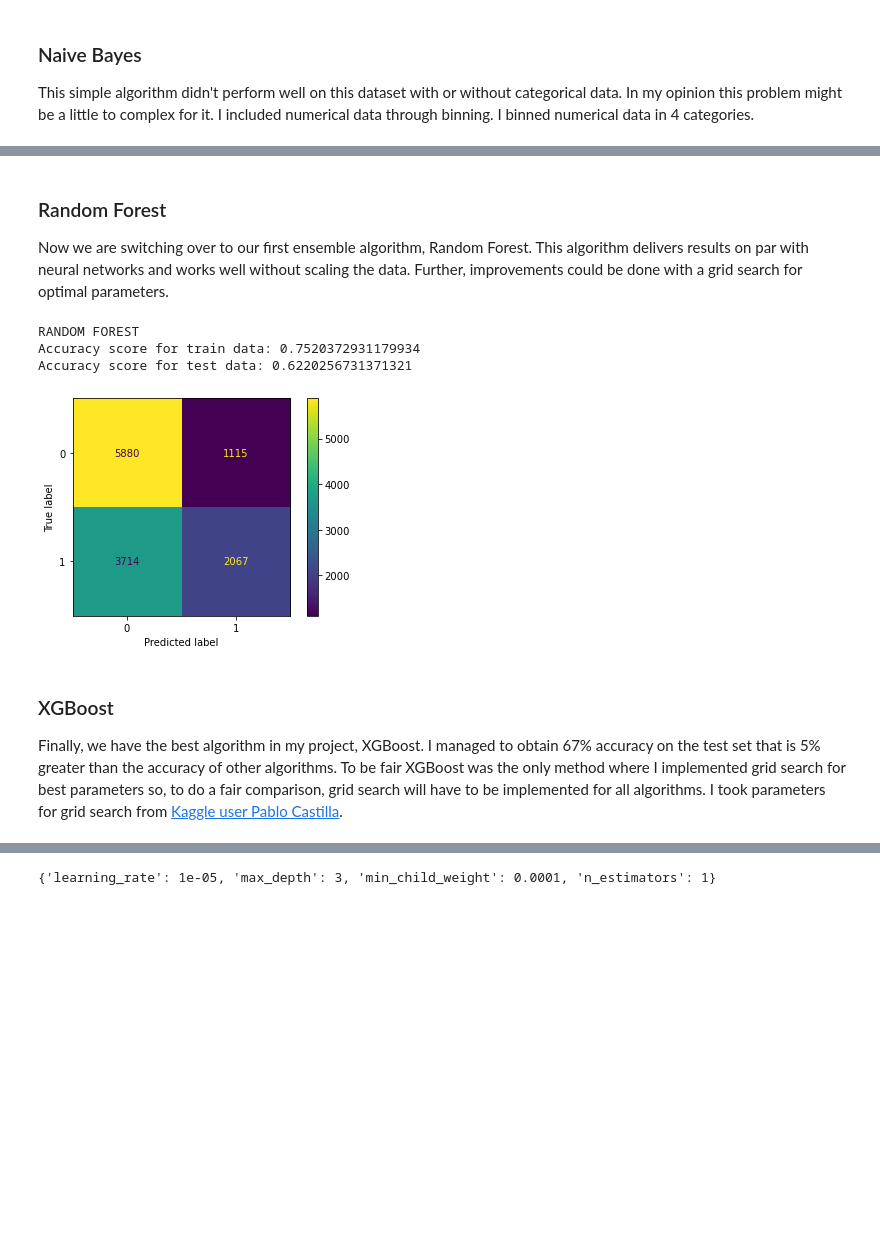
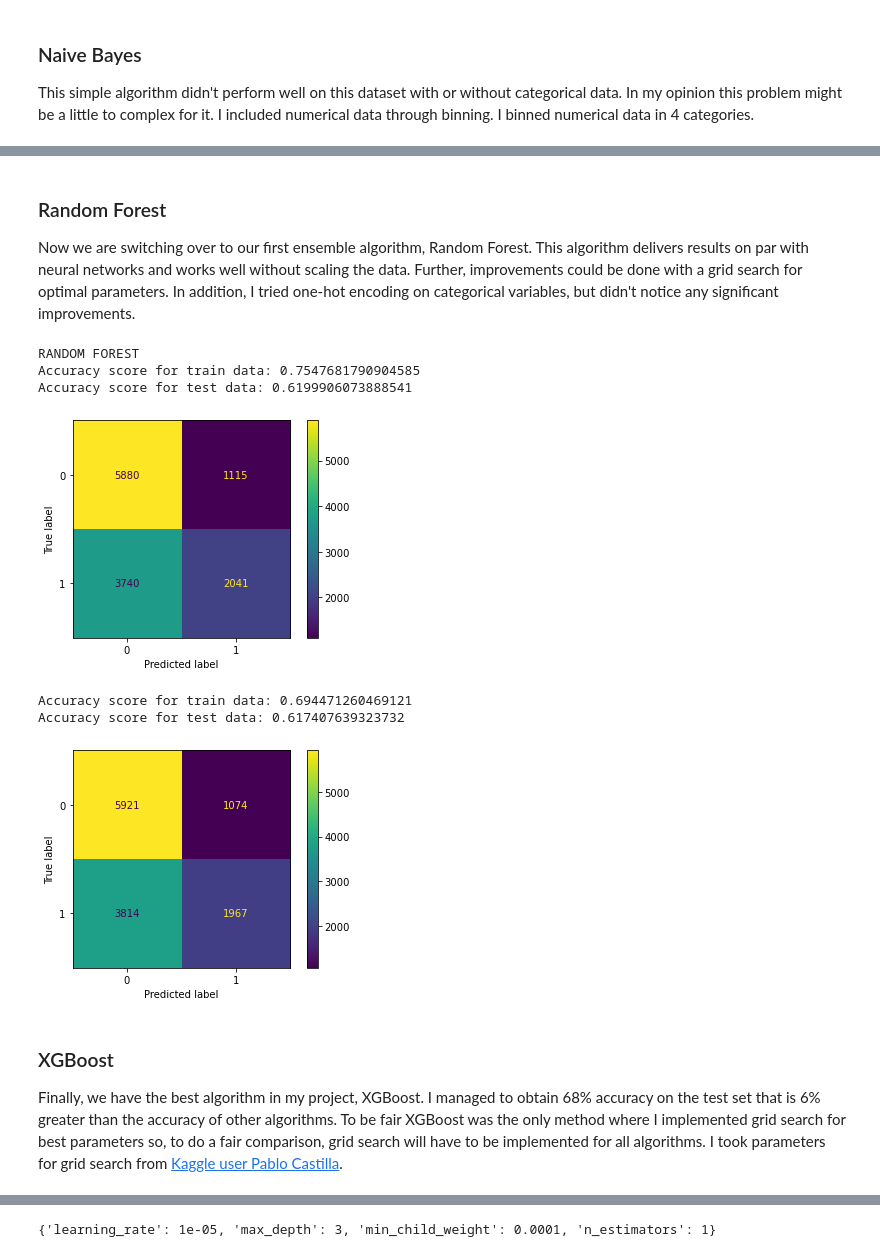
Before and after one commit to DarioD58/UZOP_project, a Jupyter notebook: predicting_shots.ipynb, the cells around one changed output, grey strips where cells are left out. Cells and saved outputs as stored; diff of their text form; code cells hidden in the pictures; blank space fills up the shorter version.

Commit message:
added one hot encoding for random forest

```diff
--- a/predicting_shots.ipynb
+++ b/predicting_shots.ipynb
@@ -420,21 +432,53 @@ X_ensemble.corr()
 # %% [markdown]
 ### Random Forest
 
-Now we are switching over to our first ensemble algorithm, Random Forest. This algorithm delivers results on par with neural networks and works well without scaling the data. Further, improvements could be done with a grid search for optimal parameters.
+Now we are switching over to our first ensemble algorithm, Random Forest. This algorithm delivers results on par with neural networks and works well without scaling the data. Further, improvements could be done with a grid search for optimal parameters. In addition, I tried one-hot encoding on categorical variables, but didn't notice any significant improvements.
-# %%
-from sklearn.ensemble import RandomForestClassifier
-
-print("RANDOM FOREST")
-
-rf = train_model(X_ensemble, y, RandomForestClassifier(n_estimators=80, max_depth=15), False)
-# %% [output]
-RANDOM FOREST
-Accuracy score for train data: 0.7520372931179934
-Accuracy score for test data: 0.6220256731371321
-[figure, removed]
+# %%
+from sklearn.ensemble import RandomForestClassifier
+from sklearn.compose import ColumnTransformer
+
+print("RANDOM FOREST")
+
+rf = train_model(X_ensemble, y, RandomForestClassifier(n_estimators=80, max_depth=15), False)
+
+X_xgb = shots[['FINAL_MARGIN', 'SHOT_NUMBER', 'SHOT_CLOCK', 'TOUCH_TIME',
+       'SHOT_DIST', 'CLOSE_DEF_DIST', 'GAME_TIME', 'GAME_ID', 'CLOSEST_DEFENDER_PLAYER_ID', 'player_id']]
+
+X_num = ['FINAL_MARGIN', 'SHOT_NUMBER', 'SHOT_CLOCK', 'TOUCH_TIME',
+       'SHOT_DIST', 'CLOSE_DEF_DIST', 'GAME_TIME']
+X_cat = ['GAME_ID', 'CLOSEST_DEFENDER_PLAYER_ID', 'player_id']
+
+num_pipe = make_pipeline(StandardScaler())
+cat_pipe = make_pipeline(OneHotEncoder())
+
+final = ColumnTransformer(transformers=[
+    ("numeric", num_pipe, X_num),
+    ("categorical", cat_pipe, X_cat)
+])
+
+X_procc = final.fit_transform(X_xgb)
+
+X_train, X_test, y_train, y_test = train_test_split(X_procc, y, test_size=0.1, stratify=y)
+
+rf2 = RandomForestClassifier(n_estimators=80, max_depth=50).fit(X_train, y_train)
+
+print(f"Accuracy score for train data: {rf2.score(X_train, y_train)}")
+print(f"Accuracy score for test data: {rf2.score(X_test, y_test)}")
+
+disp_matrix = ConfusionMatrixDisplay(confusion_matrix(y_test, rf2.predict(X_test)), display_labels=rf2.classes_)
+disp_matrix.plot()
+plt.show()
+# %% [output]
+RANDOM FOREST
+Accuracy score for train data: 0.7547681790904585
+Accuracy score for test data: 0.6199906073888541
+[figure, added]
+Accuracy score for train data: 0.694471260469121
+Accuracy score for test data: 0.617407639323732
+[figure, added]
 # %% [markdown]
 ### XGBoost
 
-Finally, we have the best algorithm in my project, XGBoost. I managed to obtain 67% accuracy on the test set that is 5% greater than the accuracy of other algorithms. To be fair XGBoost was the only method where I implemented grid search for best parameters so, to do a fair comparison, grid search will have to be implemented for all algorithms. I took parameters for grid search from [Kaggle user Pablo Castilla](https://www.kaggle.com/pablocastilla/predict-if-a-shot-is-made).
+Finally, we have the best algorithm in my project, XGBoost. I managed to obtain 68% accuracy on the test set that is 6% greater than the accuracy of other algorithms. To be fair XGBoost was the only method where I implemented grid search for best parameters so, to do a fair comparison, grid search will have to be implemented for all algorithms. I took parameters for grid search from [Kaggle user Pablo Castilla](https://www.kaggle.com/pablocastilla/predict-if-a-shot-is-made).
 # %%
 from xgboost import XGBClassifier
```
Also changed, not shown: parts of 9 cells of this notebook.
